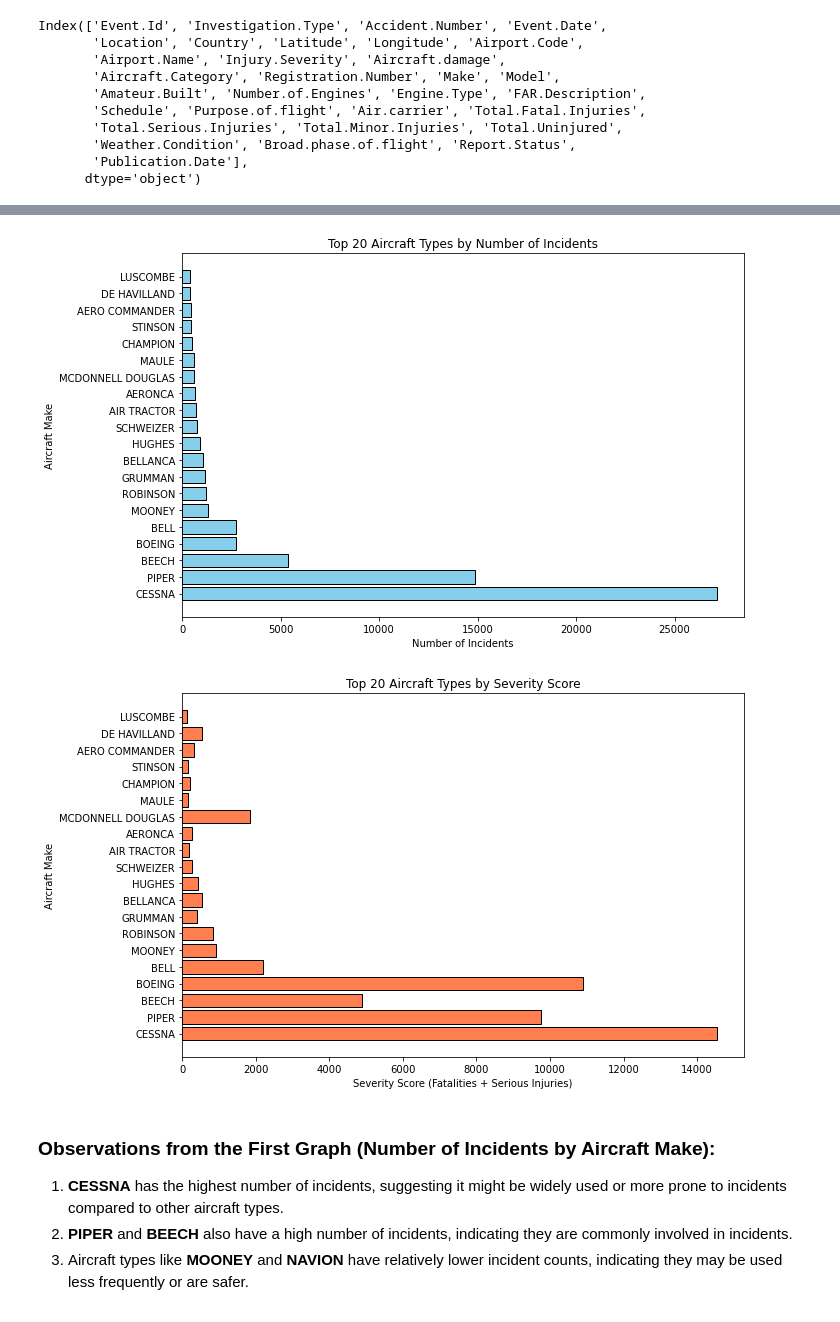
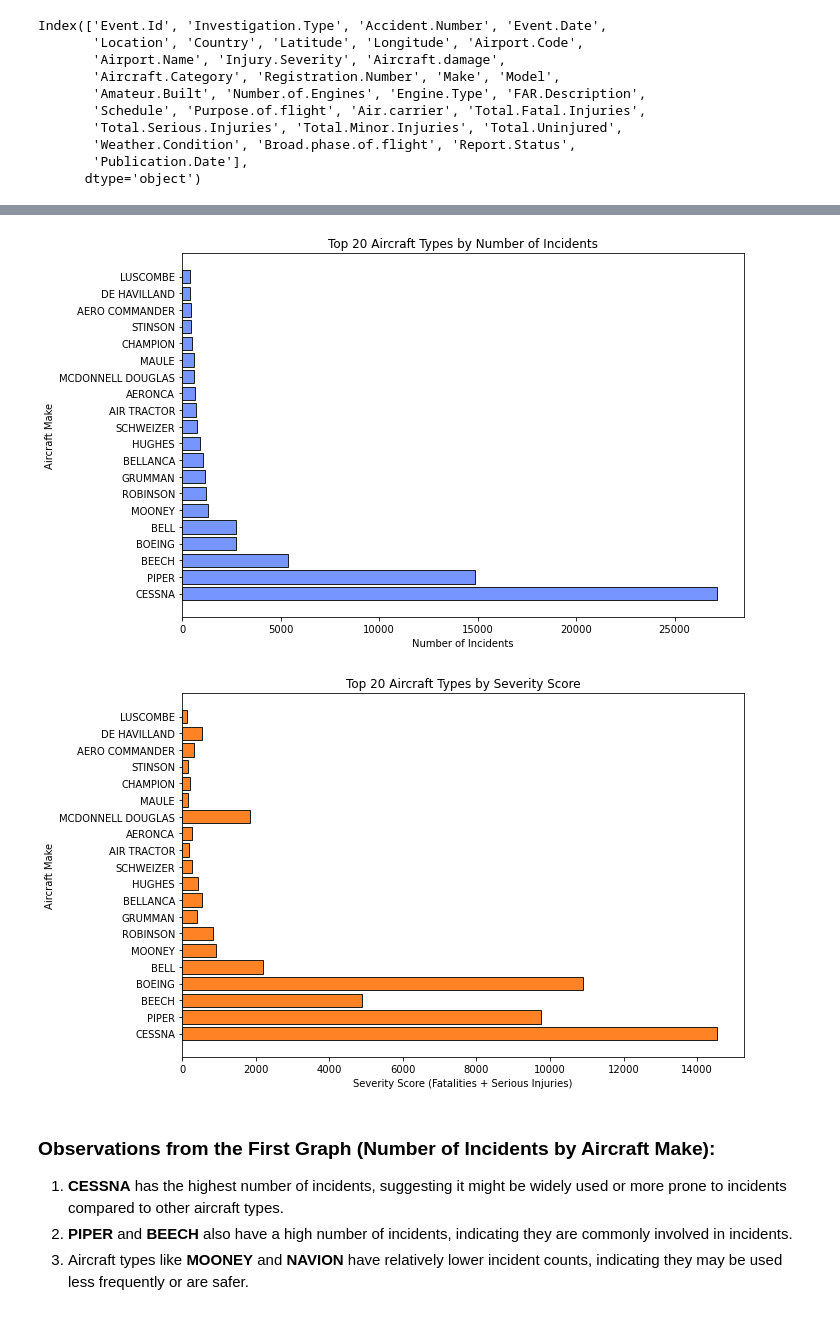
Before and after one commit to Otim135/PHASE_1-PROJECT, a Jupyter notebook: student.ipynb, the cells around one changed output, grey strips where cells are left out. Cells and saved outputs as stored; diff of their text form; code cells hidden in the pictures.

```diff
--- a/student.ipynb
+++ b/student.ipynb
@@ -583,43 +709,24 @@ Index(['Event.Id', 'Investigation.Type', 'Accident.Number', 'Event.Date',
 # %%
-
-aviation_data['Make'] = aviation_data['Make'].str.upper().fillna('UNKNOWN')
-
-# Calculating Incident Counts by Aircraft Make
-incident_counts = aviation_data['Make'].value_counts()
-
-# Assess Incident Severity
-aviation_data['Total.Fatal.Injuries'] = aviation_data['Total.Fatal.Injuries'].fillna(0)
-aviation_data['Total.Serious.Injuries'] = aviation_data['Total.Serious.Injuries'].fillna(0)
-aviation_data['Severity_Score'] = aviation_data['Total.Fatal.Injuries'] + aviation_data['Total.Serious.Injuries']
-severity_scores = aviation_data.groupby('Make')['Severity_Score'].sum()
-
-# Merging Incident Counts and Severity Scores
-incident_severity_df = pd.DataFrame({'Incident_Counts': incident_counts, 'Severity_Score': severity_scores})
-
-# Filter to the top 20 aircraft types by number of incidents for visualization
-top_n = 20
-top_incident_severity_df = incident_severity_df.nlargest(top_n, 'Incident_Counts')
-
-# Visualize Top N Incident Rates
+# Visualize Top n Incident Rates
 plt.figure(figsize=(10, 6))
-plt.barh(top_incident_severity_df.index, top_incident_severity_df['Incident_Counts'], color='skyblue', edgecolor='black')
+plt.barh(top_incident_severity_df.index, top_incident_severity_df['Incident_Counts'], color='#7695FF', edgecolor='#1E201E')
 plt.xlabel('Number of Incidents')
 plt.ylabel('Aircraft Make')
 plt.title(f'Top {top_n} Aircraft Types by Number of Incidents')
 plt.tight_layout()
 plt.show()
 
-# Visualize Top N Severity Scores
+# Visualize Top n Severity Scores
 plt.figure(figsize=(10, 6))
-plt.barh(top_incident_severity_df.index, top_incident_severity_df['Severity_Score'], color='coral', edgecolor='black')
+plt.barh(top_incident_severity_df.index, top_incident_severity_df['Severity_Score'], color='#FF8225', edgecolor='#1E201E')
 plt.xlabel('Severity Score (Fatalities + Serious Injuries)')
 plt.ylabel('Aircraft Make')
 plt.title(f'Top {top_n} Aircraft Types by Severity Score')
 plt.tight_layout()
 plt.show()
 # %% [output]
-[figure, old version]
+[figure, new version]
-[figure, old version]
+[figure, new version]
 # %% [markdown]
 
 ### **Observations from the First Graph (Number of Incidents by Aircraft Make)**:
```
Also changed, not shown: parts of 63 cells of this notebook.
